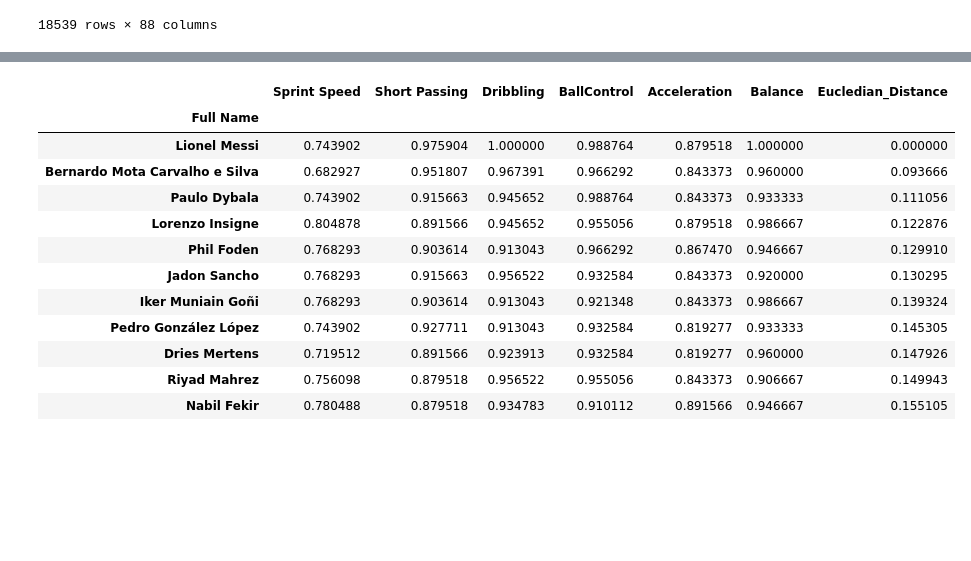
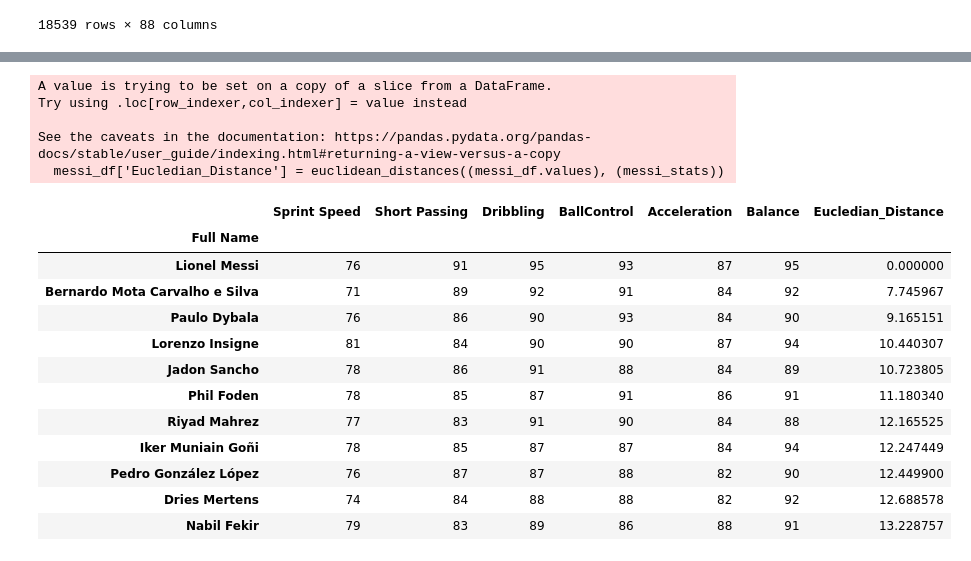
Before and after one commit to chiefotto/inst414asm3, a Jupyter notebook: main.ipynb, the cells around one changed output, grey strips where cells are left out. Cells and saved outputs as stored; diff of their text form; code cells hidden in the pictures; blank space fills up the shorter version.

```diff
--- a/main.ipynb
+++ b/main.ipynb
@@ -119,29 +138,35 @@ top_10_closest
 # %%
 messi_attr = ['Sprint Speed','Short Passing','Dribbling','BallControl','Acceleration','Balance']
-messi_df = (df[messi_attr]-df[messi_attr].min())/(df[messi_attr].max()-df[messi_attr].min())
+# messi_df = (df[messi_attr]-df[messi_attr].min())/(df[messi_attr].max()-df[messi_attr].min())
+messi_df = df[messi_attr]
 messi = 'Lionel Messi'
 
 messi_stats = messi_df.loc[messi]
 messi_stats = messi_stats.values.reshape(1,-1)
 
 messi_df['Eucledian_Distance'] = euclidean_distances((messi_df.values), (messi_stats))
 
 messi_df = messi_df.sort_values(by='Eucledian_Distance', ascending=True)
 
 top_10_closest = messi_df.head(11)
 
 top_10_closest
 # %% [output]
+A value is trying to be set on a copy of a slice from a DataFrame.
+Try using .loc[row_indexer,col_indexer] = value instead
+
+See the caveats in the documentation: https://pandas.pydata.org/pandas-docs/stable/user_guide/indexing.html#returning-a-view-versus-a-copy
+  messi_df['Eucledian_Distance'] = euclidean_distances((messi_df.values), (messi_stats))
 |  | Sprint Speed | Short Passing | Dribbling | BallControl | Acceleration | Balance | Eucledian_Distance |
 | Full Name |  |  |  |  |  |  |  |
-| Lionel Messi | 0.743902 | 0.975904 | 1.000000 | 0.988764 | 0.879518 | 1.000000 | 0.000000 |
-| Bernardo Mota Carvalho e Silva | 0.682927 | 0.951807 | 0.967391 | 0.966292 | 0.843373 | 0.960000 | 0.093666 |
-| Paulo Dybala | 0.743902 | 0.915663 | 0.945652 | 0.988764 | 0.843373 | 0.933333 | 0.111056 |
-| Lorenzo Insigne | 0.804878 | 0.891566 | 0.945652 | 0.955056 | 0.879518 | 0.986667 | 0.122876 |
-| Phil Foden | 0.768293 | 0.903614 | 0.913043 | 0.966292 | 0.867470 | 0.946667 | 0.129910 |
-| Jadon Sancho | 0.768293 | 0.915663 | 0.956522 | 0.932584 | 0.843373 | 0.920000 | 0.130295 |
-| Iker Muniain Goñi | 0.768293 | 0.903614 | 0.913043 | 0.921348 | 0.843373 | 0.986667 | 0.139324 |
-| Pedro González López | 0.743902 | 0.927711 | 0.913043 | 0.932584 | 0.819277 | 0.933333 | 0.145305 |
-| Dries Mertens | 0.719512 | 0.891566 | 0.923913 | 0.932584 | 0.819277 | 0.960000 | 0.147926 |
-| Riyad Mahrez | 0.756098 | 0.879518 | 0.956522 | 0.955056 | 0.843373 | 0.906667 | 0.149943 |
-| Nabil Fekir | 0.780488 | 0.879518 | 0.934783 | 0.910112 | 0.891566 | 0.946667 | 0.155105 |
+| Lionel Messi | 76 | 91 | 95 | 93 | 87 | 95 | 0.000000 |
+| Bernardo Mota Carvalho e Silva | 71 | 89 | 92 | 91 | 84 | 92 | 7.745967 |
+| Paulo Dybala | 76 | 86 | 90 | 93 | 84 | 90 | 9.165151 |
+| Lorenzo Insigne | 81 | 84 | 90 | 90 | 87 | 94 | 10.440307 |
+| Jadon Sancho | 78 | 86 | 91 | 88 | 84 | 89 | 10.723805 |
+| Phil Foden | 78 | 85 | 87 | 91 | 86 | 91 | 11.180340 |
+| Riyad Mahrez | 77 | 83 | 91 | 90 | 84 | 88 | 12.165525 |
+| Iker Muniain Goñi | 78 | 85 | 87 | 87 | 84 | 94 | 12.247449 |
+| Pedro González López | 76 | 87 | 87 | 88 | 82 | 90 | 12.449900 |
+| Dries Mertens | 74 | 84 | 88 | 88 | 82 | 92 | 12.688578 |
+| Nabil Fekir | 79 | 83 | 89 | 86 | 88 | 91 | 13.228757 |
```
Also changed, not shown: parts of 5 cells of this notebook.
